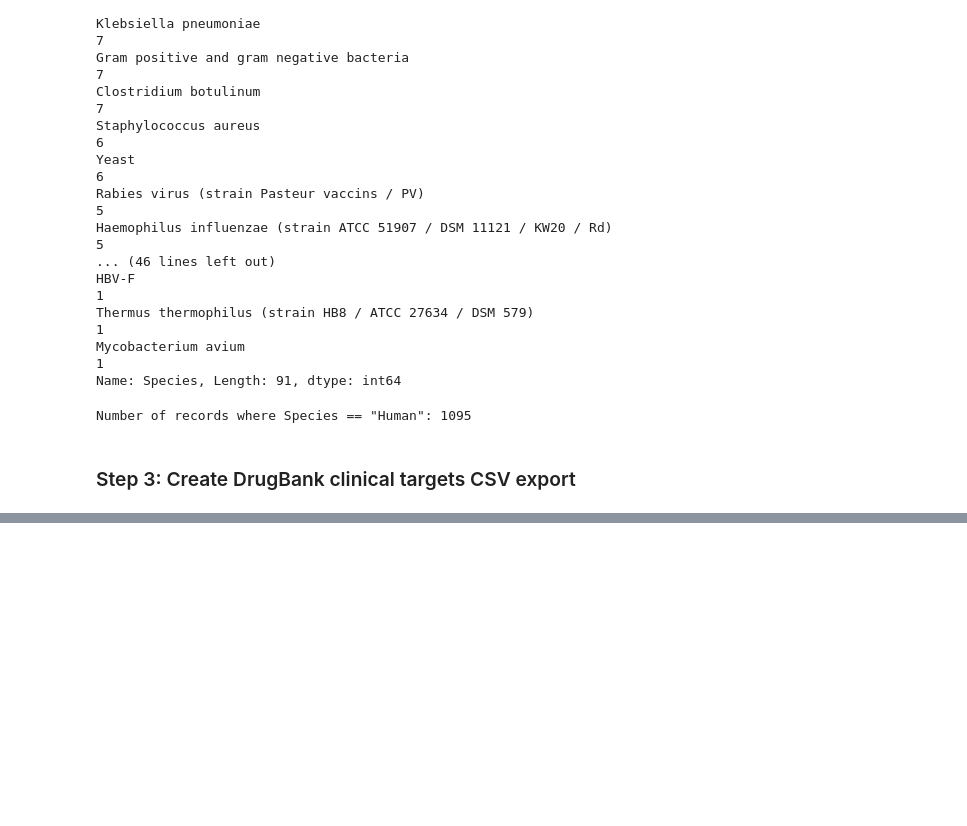
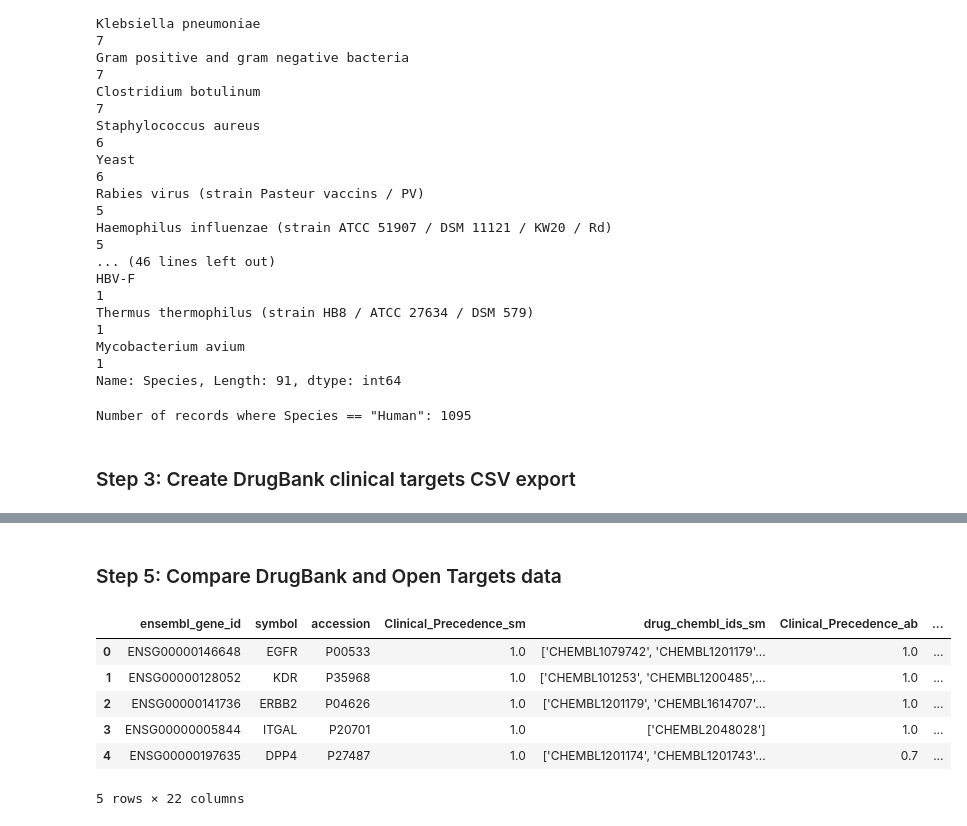
Before and after one commit to andrewhercules/drug-targets-in-clinic, a Jupyter notebook: explore-drug-targets-in-clinic.ipynb, the cells around one changed output, grey strips where cells are left out. Cells and saved outputs as stored; diff of their text form; code cells hidden in the pictures; blank space fills up the shorter version.

```diff
--- a/explore-drug-targets-in-clinic.ipynb
+++ b/explore-drug-targets-in-clinic.ipynb
@@ -176,0 +248,14 @@ drugbank_clinical_targets_df.to_csv('output/drugbank_clinical_targets.csv', inde
+# %% [markdown]
+### Step 5: Compare DrugBank and Open Targets data
+# %%
+# create combined DataFrame
+combined_df = tractability_slim_df.merge(drugbank_clinical_targets_df, how='left', on='accession')
+combined_df.head(5)
+# %% [output]
+|  | ensembl_gene_id | symbol | accession | Clinical_Precedence_sm | drug_chembl_ids_sm | Clinical_Precedence_ab | ... |
+| 0 | ENSG00000146648 | EGFR | P00533 | 1.0 | ['CHEMBL1079742', 'CHEMBL1201179'... | 1.0 | ... |
+| 1 | ENSG00000128052 | KDR | P35968 | 1.0 | ['CHEMBL101253', 'CHEMBL1200485',... | 1.0 | ... |
+| 2 | ENSG00000141736 | ERBB2 | P04626 | 1.0 | ['CHEMBL1201179', 'CHEMBL1614707'... | 1.0 | ... |
+| 3 | ENSG00000005844 | ITGAL | P20701 | 1.0 | ['CHEMBL2048028'] | 1.0 | ... |
+| 4 | ENSG00000197635 | DPP4 | P27487 | 1.0 | ['CHEMBL1201174', 'CHEMBL1201743'... | 0.7 | ... |
+5 rows × 22 columns
```
Also changed, not shown: parts of 12 cells of this notebook, 1 other file.
